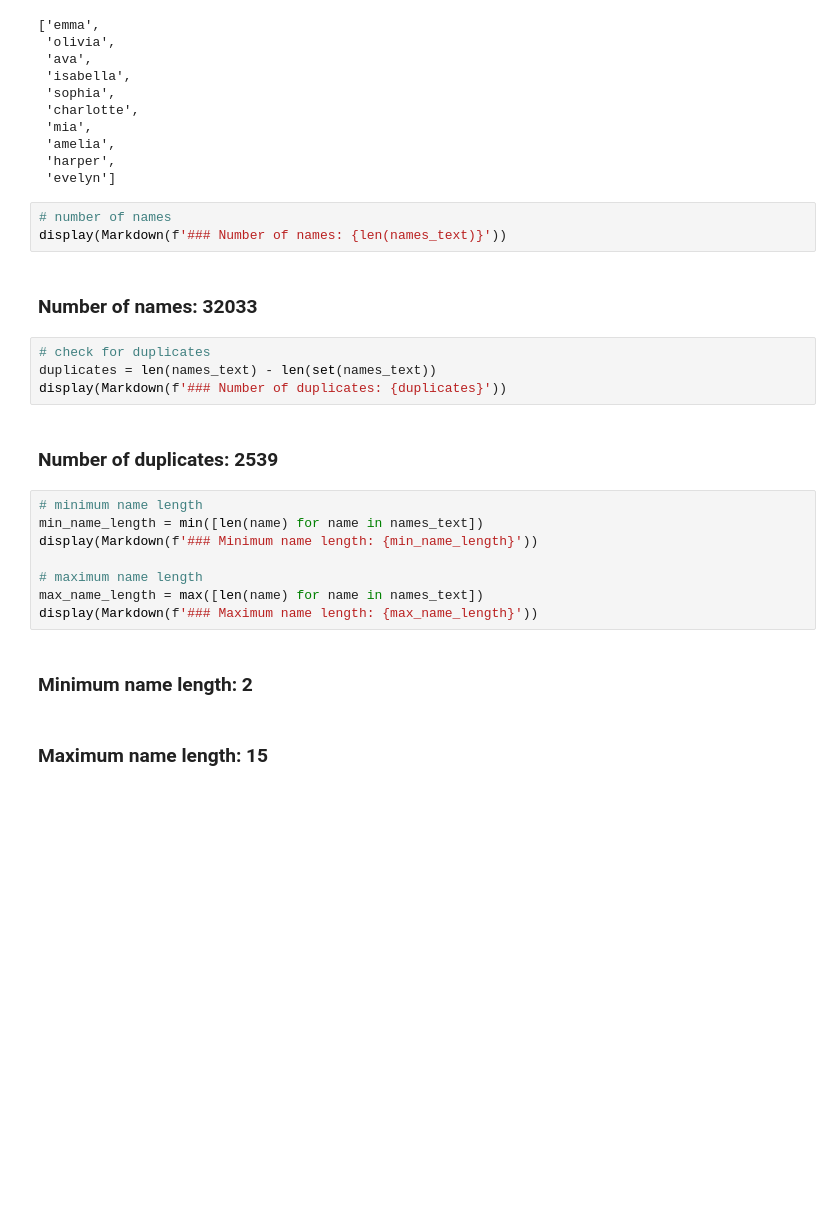
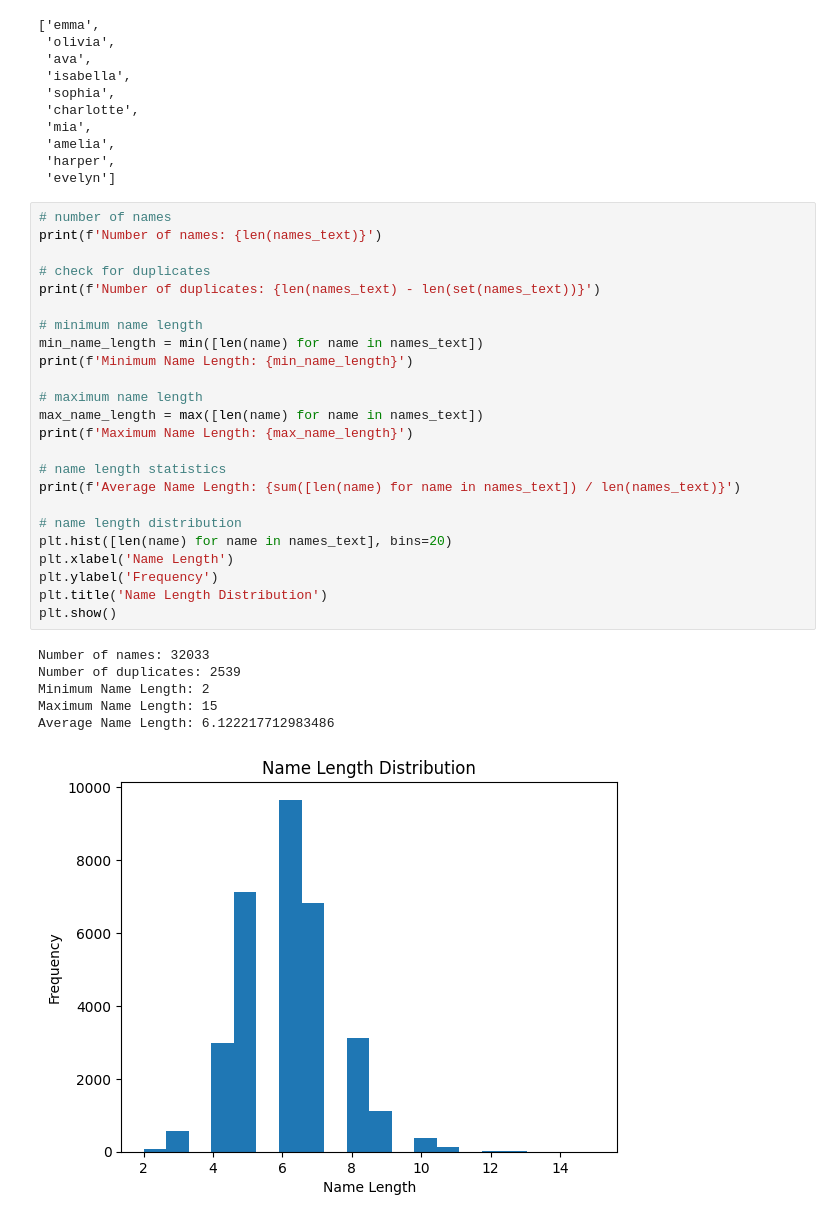
Before and after one commit to PathFinderKR/Neural-Networks, a Jupyter notebook: makemore.ipynb, the cells around one changed output. Cells and saved outputs as stored; diff of their text form; blank space fills up the shorter version.

```diff
--- a/makemore.ipynb
+++ b/makemore.ipynb
@@ -34,23 +53,32 @@ names_text[:10]
  'evelyn']
 # %%
 # number of names
-display(Markdown(f'### Number of names: {len(names_text)}'))
+print(f'Number of names: {len(names_text)}')
+
+# check for duplicates
+print(f'Number of duplicates: {len(names_text) - len(set(names_text))}')
+
+# minimum name length
+min_name_length = min([len(name) for name in names_text])
+print(f'Minimum Name Length: {min_name_length}')
+
+# maximum name length
+max_name_length = max([len(name) for name in names_text])
+print(f'Maximum Name Length: {max_name_length}')
+
+# name length statistics
+print(f'Average Name Length: {sum([len(name) for name in names_text]) / len(names_text)}')
+
+# name length distribution
+plt.hist([len(name) for name in names_text], bins=20)
+plt.xlabel('Name Length')
+plt.ylabel('Frequency')
+plt.title('Name Length Distribution')
+plt.show()
 # %% [output]
-### Number of names: 32033
+Number of names: 32033
+Number of duplicates: 2539
+Minimum Name Length: 2
+Maximum Name Length: 15
+Average Name Length: 6.122217712983486
+[figure, added]
-# %%
-# check for duplicates
-duplicates = len(names_text) - len(set(names_text))
-display(Markdown(f'### Number of duplicates: {duplicates}'))
-# %% [output]
-### Number of duplicates: 2539
-# %%
-# minimum name length
-min_name_length = min([len(name) for name in names_text])
-display(Markdown(f'### Minimum name length: {min_name_length}'))
-
-# maximum name length
-max_name_length = max([len(name) for name in names_text])
-display(Markdown(f'### Maximum name length: {max_name_length}'))
-# %% [output]
-### Minimum name length: 2
-### Maximum name length: 15
```
Also changed, not shown: parts of 52 cells of this notebook, 2 other files.
